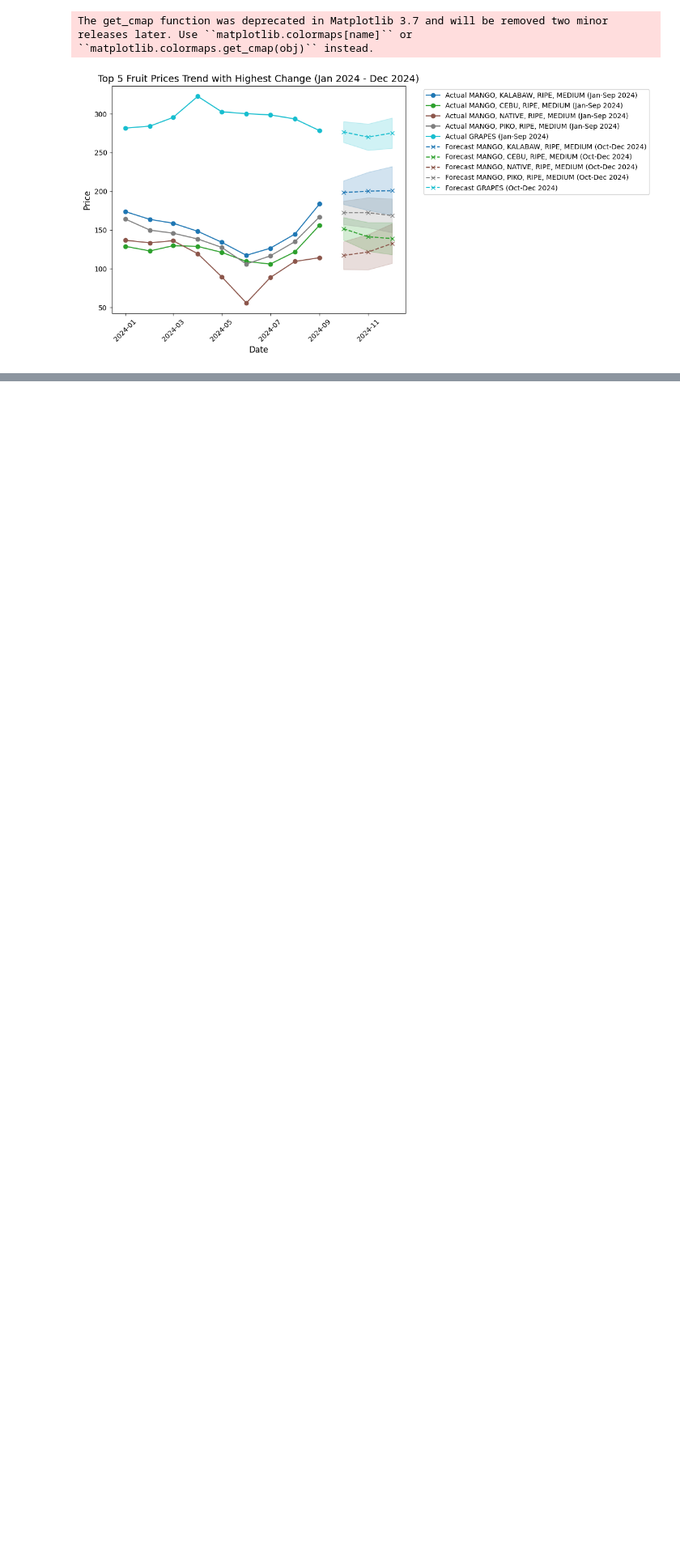
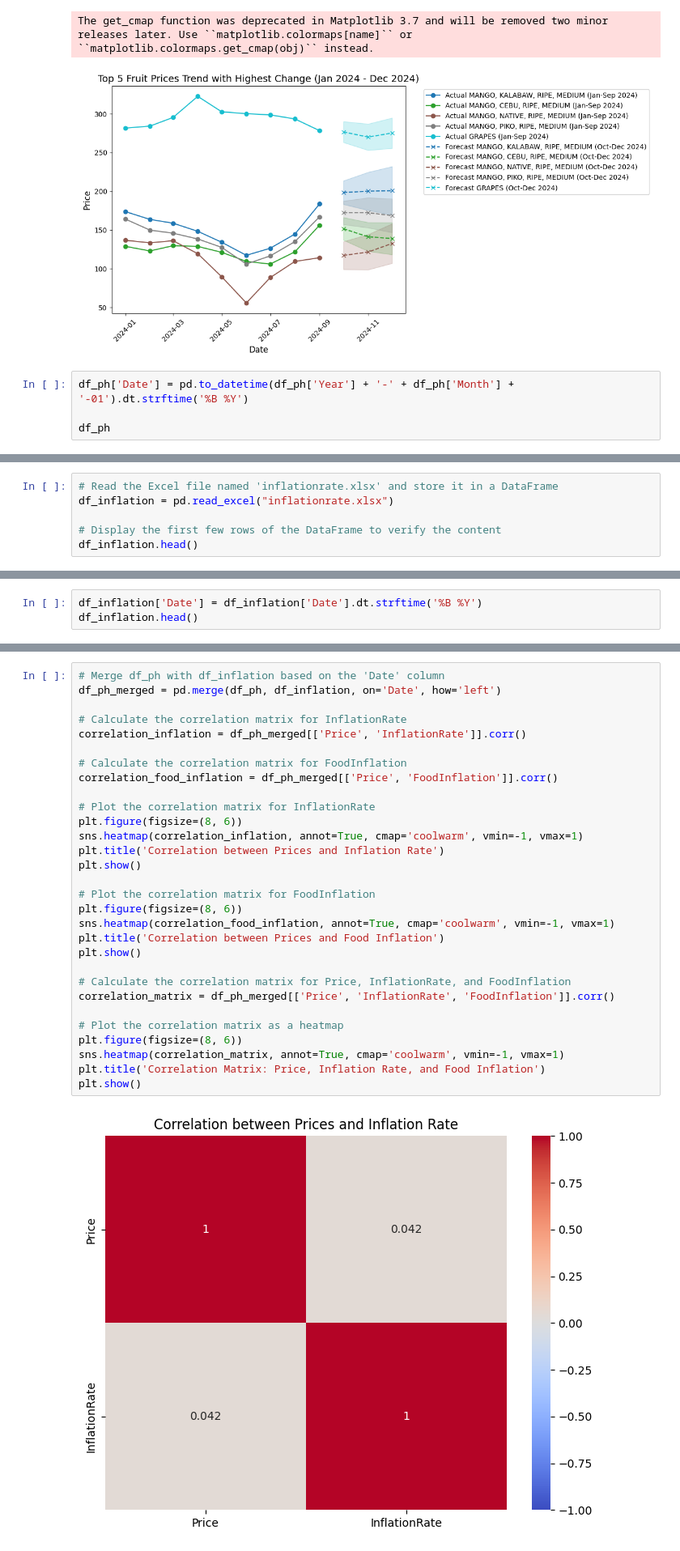
Before and after one commit to RRENN02/Prelims-PH_FruitRetail, a Jupyter notebook: fruit_retail.ipynb, the cells around one changed output, grey strips where cells are left out. Shown at 81% size. Cells and saved outputs as stored; diff of their text form; blank space fills up the shorter version.

Commit message:
Correlation to Inflation Rate and Food Inflation Rate
data is from tradingeconomics.com source: PH statistics authority (PSA)

```diff
--- a/fruit_retail.ipynb
+++ b/fruit_retail.ipynb
@@ -691,3 +691,7 @@ plt.show()
 # %% [output]
 The get_cmap function was deprecated in Matplotlib 3.7 and will be removed two minor releases later. Use ``matplotlib.colormaps[name]`` or ``matplotlib.colormaps.get_cmap(obj)`` instead.
 [figure]
+# %%
+df_ph['Date'] = pd.to_datetime(df_ph['Year'] + '-' + df_ph['Month'] + '-01').dt.strftime('%B %Y')
+
+df_ph
@@ -693,0 +746,6 @@ The get_cmap function was deprecated in Matplotlib 3.7 and will be removed two m
+# %%
+# Read the Excel file named 'inflationrate.xlsx' and store it in a DataFrame
+df_inflation = pd.read_excel("inflationrate.xlsx")
+
+# Display the first few rows of the DataFrame to verify the content
+df_inflation.head()
@@ -693,0 +759,3 @@ The get_cmap function was deprecated in Matplotlib 3.7 and will be removed two m
+# %%
+df_inflation['Date'] = df_inflation['Date'].dt.strftime('%B %Y')
+df_inflation.head()
@@ -693,0 +782,32 @@ The get_cmap function was deprecated in Matplotlib 3.7 and will be removed two m
+# %%
+# Merge df_ph with df_inflation based on the 'Date' column
+df_ph_merged = pd.merge(df_ph, df_inflation, on='Date', how='left')
+
+# Calculate the correlation matrix for InflationRate
+correlation_inflation = df_ph_merged[['Price', 'InflationRate']].corr()
+
+# Calculate the correlation matrix for FoodInflation
+correlation_food_inflation = df_ph_merged[['Price', 'FoodInflation']].corr()
+
+# Plot the correlation matrix for InflationRate
+plt.figure(figsize=(8, 6))
+sns.heatmap(correlation_inflation, annot=True, cmap='coolwarm', vmin=-1, vmax=1)
+plt.title('Correlation between Prices and Inflation Rate')
+plt.show()
+
+# Plot the correlation matrix for FoodInflation
+plt.figure(figsize=(8, 6))
+sns.heatmap(correlation_food_inflation, annot=True, cmap='coolwarm', vmin=-1, vmax=1)
+plt.title('Correlation between Prices and Food Inflation')
+plt.show()
+
+# Calculate the correlation matrix for Price, InflationRate, and FoodInflation
+correlation_matrix = df_ph_merged[['Price', 'InflationRate', 'FoodInflation']].corr()
+
+# Plot the correlation matrix as a heatmap
+plt.figure(figsize=(8, 6))
+sns.heatmap(correlation_matrix, annot=True, cmap='coolwarm', vmin=-1, vmax=1)
+plt.title('Correlation Matrix: Price, Inflation Rate, and Food Inflation')
+plt.show()
+# %% [output]
+[figure, added]
```
Also changed, not shown: parts of 7 cells of this notebook, 1 other file.
